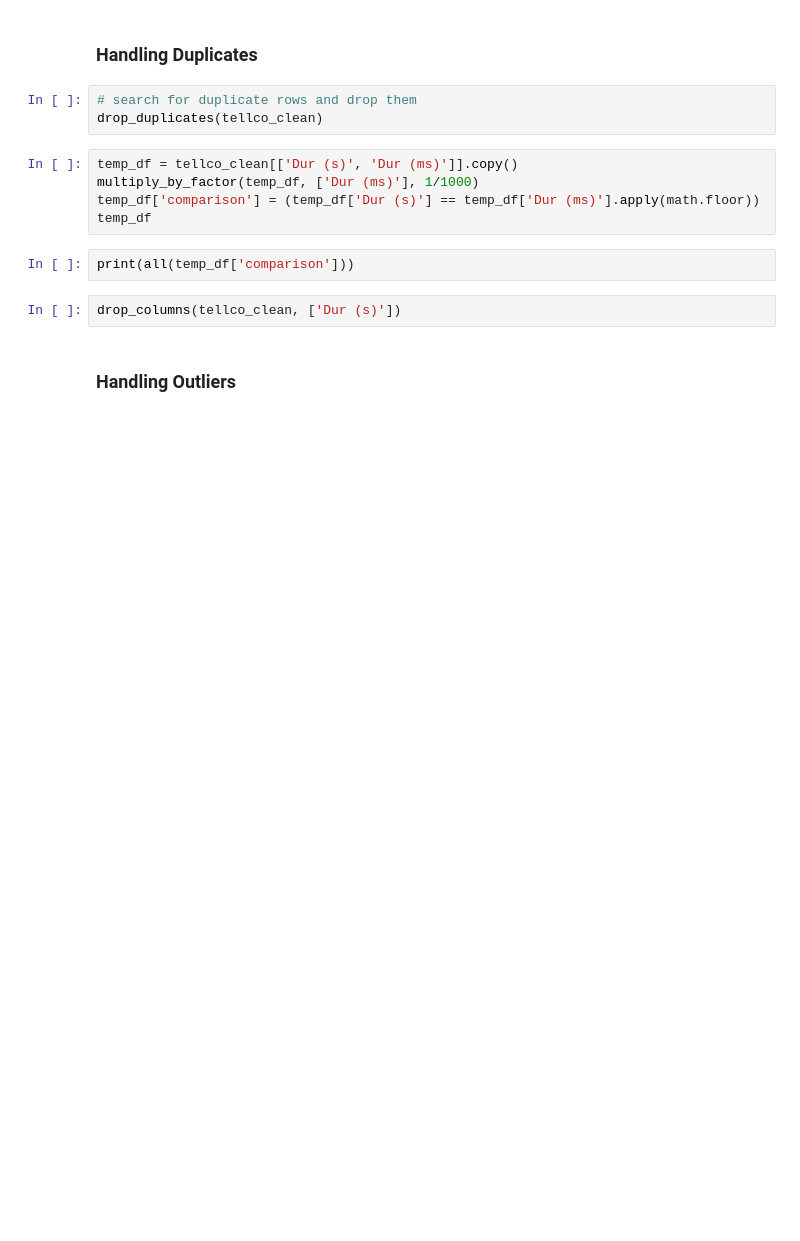
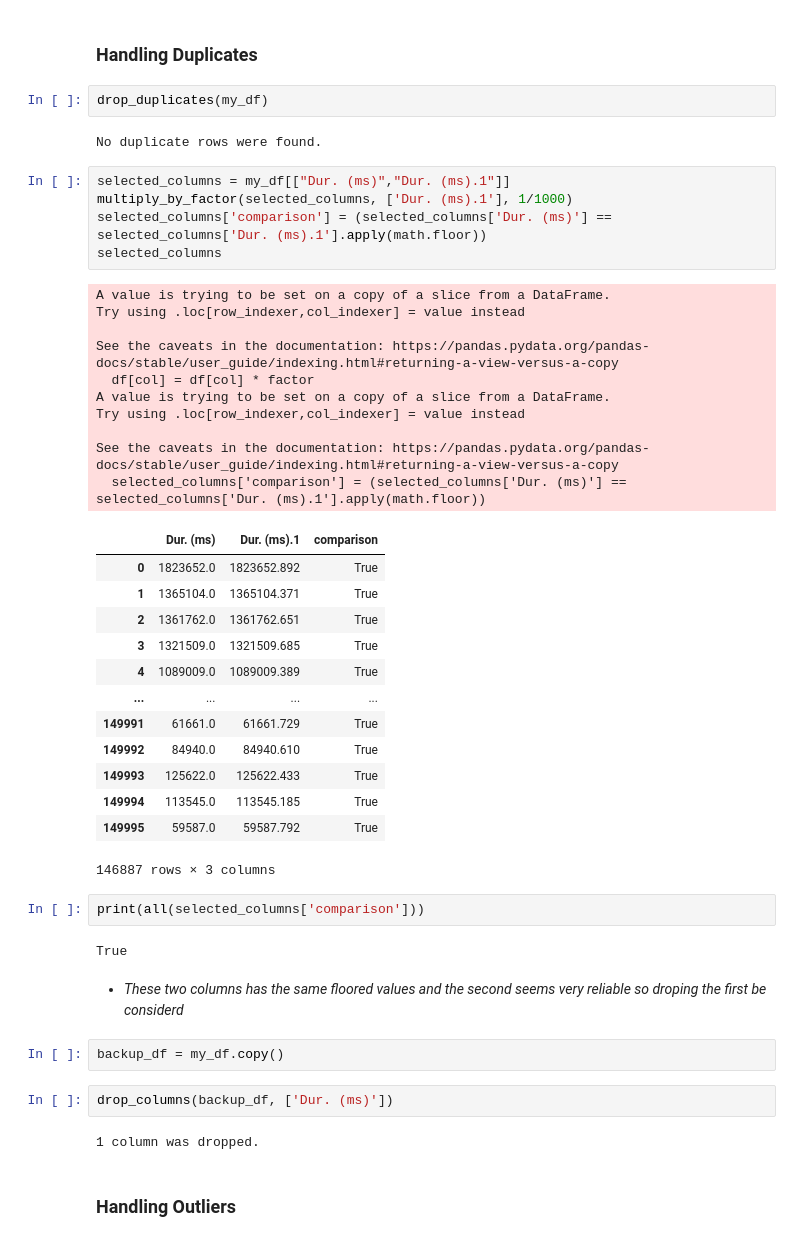
Before and after one commit to gezish/TellCo-UserDataAnalytics, a Jupyter notebook: notebooks/data_pre-processing.ipynb, the cells around one changed output. Cells and saved outputs as stored; diff of their text form; blank space fills up the shorter version.

Commit message:
duplicates and outliers hundeling

```diff
--- a/notebooks/data_pre-processing.ipynb
+++ b/notebooks/data_pre-processing.ipynb
@@ -409,17 +506,50 @@ tellco_clean.dtypes
 # %% [markdown]
 ### Handling  Duplicates
-# %%
-# search for duplicate rows and drop them
-drop_duplicates(tellco_clean)
-# %%
-temp_df = tellco_clean[['Dur (s)', 'Dur (ms)']].copy()
-multiply_by_factor(temp_df, ['Dur (ms)'], 1/1000)
-temp_df['comparison'] = (temp_df['Dur (s)'] == temp_df['Dur (ms)'].apply(math.floor))
-temp_df
+# %%
+drop_duplicates(my_df)
+# %% [output]
+No duplicate rows were found.
+# %%
+selected_columns = my_df[["Dur. (ms)","Dur. (ms).1"]]
+multiply_by_factor(selected_columns, ['Dur. (ms).1'], 1/1000)
+selected_columns['comparison'] = (selected_columns['Dur. (ms)'] == selected_columns['Dur. (ms).1'].apply(math.floor))
+selected_columns
+# %% [output]
+A value is trying to be set on a copy of a slice from a DataFrame.
+Try using .loc[row_indexer,col_indexer] = value instead
+
+See the caveats in the documentation: https://pandas.pydata.org/pandas-docs/stable/user_guide/indexing.html#returning-a-view-versus-a-copy
+  df[col] = df[col] * factor
+A value is trying to be set on a copy of a slice from a DataFrame.
+Try using .loc[row_indexer,col_indexer] = value instead
+
+See the caveats in the documentation: https://pandas.pydata.org/pandas-docs/stable/user_guide/indexing.html#returning-a-view-versus-a-copy
+  selected_columns['comparison'] = (selected_columns['Dur. (ms)'] == selected_columns['Dur. (ms).1'].apply(math.floor))
+|  | Dur. (ms) | Dur. (ms).1 | comparison |
+| 0 | 1823652.0 | 1823652.892 | True |
+| 1 | 1365104.0 | 1365104.371 | True |
+| 2 | 1361762.0 | 1361762.651 | True |
+| 3 | 1321509.0 | 1321509.685 | True |
+| 4 | 1089009.0 | 1089009.389 | True |
+| ... | ... | ... | ... |
+| 149991 | 61661.0 | 61661.729 | True |
+| 149992 | 84940.0 | 84940.610 | True |
+| 149993 | 125622.0 | 125622.433 | True |
+| 149994 | 113545.0 | 113545.185 | True |
+| 149995 | 59587.0 | 59587.792 | True |
+146887 rows × 3 columns
 # %%
-print(all(temp_df['comparison']))
+print(all(selected_columns['comparison']))
+# %% [output]
+True
+# %% [markdown]
+- *These two columns has the same floored values and the second seems very reliable so droping the first be considerd*
+# %%
+backup_df = my_df.copy()
 # %%
-drop_columns(tellco_clean, ['Dur (s)'])
+drop_columns(backup_df, ['Dur. (ms)'])
+# %% [output]
+1 column was dropped.
 # %% [markdown]
 ### Handling Outliers
 # %%
```
Also changed, not shown: parts of 16 cells of this notebook.
